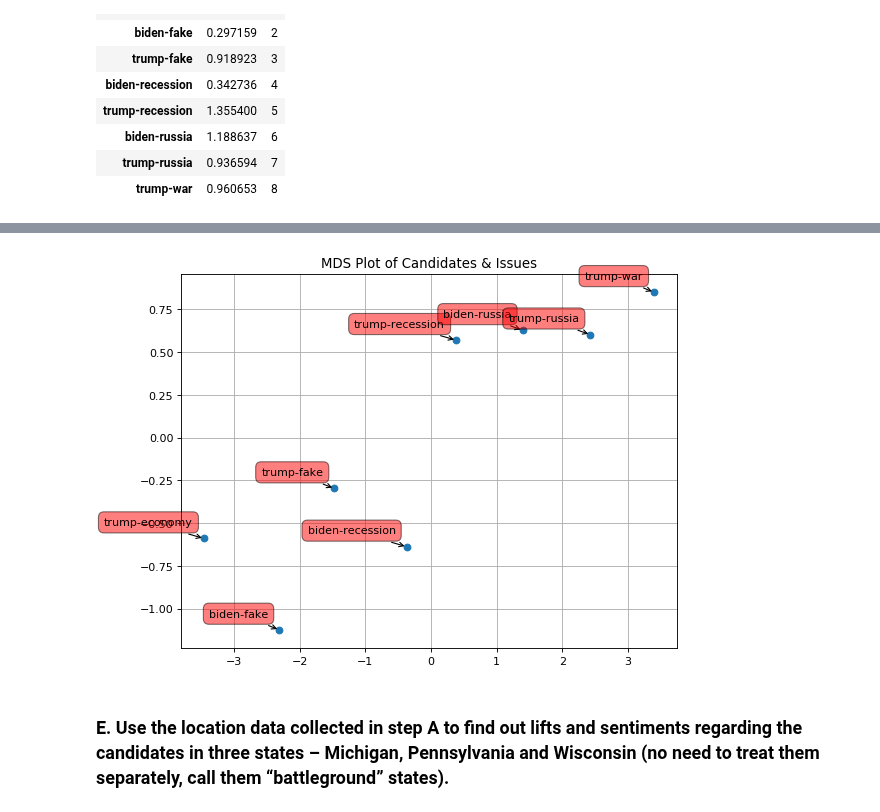
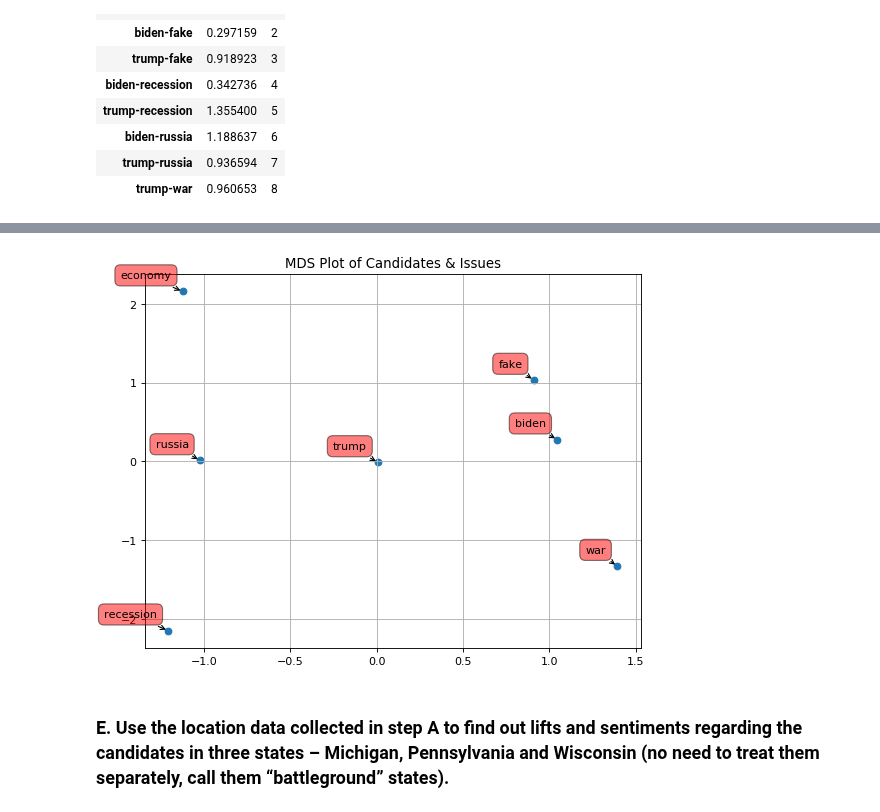
Before and after one commit to abhi-vik/ugc-analytics, a Jupyter notebook: assignments/second/assignment-2.ipynb, the cells around one changed output, grey strips where cells are left out. Drawn from its saved outputs; the diff is of its cells as text; code cells hidden in the pictures.

Commit message:
more lift and mds

```diff
--- a/assignments/second/assignment-2.ipynb
+++ b/assignments/second/assignment-2.ipynb
@@ -310,6 +310,6 @@ do_sentiments(do_lift(candidates, key_issues))
 # %% [markdown]
 ### D. Show the issues and candidates on an MDS plot. Note that a large range if lift values makes it difficult for mds to represent accurately on a 2-dimensional plane. If needed, artificially (and arbitrarily reduce the high values and increase the low values).
 # %%
-lift_matrix = do_lift(candidates,key_issues)
+lift_matrix = do_lift(candidates + key_issues)
 lift_matrix
 # %% [output]
@@ -345,9 +345,14 @@ new_df
 | trump-russia | 0.936594 | 7 |
 | trump-war | 0.960653 | 8 |
 # %%
+# no nans
+lift_matrix = lift_matrix + 0.5
+lift_matrix.replace(np.nan, 0, inplace=True)
 # MDS Plot
 seed = np.random.RandomState(seed=3)
 mds = manifold.MDS(n_components=2, max_iter=3000, eps=1e-9,
       random_state=seed, dissimilarity="euclidean", n_jobs=1)
-results = mds.fit(new_df)
+results = mds.fit(lift_matrix)
 coords = results.embedding_
+
+lift_matrix
@@ -354,21 +368,21 @@ coords = results.embedding_
 # %%
 plt.figure(num=None, figsize=(8, 6), dpi=80, facecolor='w', edgecolor='k')
 plt.subplots_adjust(bottom = 0.1)
 plt.scatter(coords[:, 0], coords[:, 1], marker = 'o')
 
-for label, x, y in zip(new_df.index, coords[:, 0], coords[:, 1]):
+for label, x, y in zip(lift_matrix.index, coords[:, 0], coords[:, 1]):
     plt.annotate(
         label,
         xy = (x, y), xytext = (-10, 10),
         textcoords = 'offset points', ha = 'right', va = 'bottom',
         bbox = dict(boxstyle = 'round,pad=0.5', fc = 'red', alpha = 0.5),
         arrowprops = dict(arrowstyle = '->', connectionstyle = 'arc3,rad=0'))
 
 plt.title('MDS Plot of Candidates & Issues')
 plt.grid()
 plt.show()
 # %% [output]
-[figure, old version]
+[figure, new version]
 # %% [markdown]
 ### E. Use the location data collected in step A to find out lifts and sentiments regarding the candidates in three states – Michigan, Pennsylvania and Wisconsin (no need to treat them separately, call them “battleground” states).
 # %%
```
Also changed, not shown: parts of 3 cells of this notebook.
